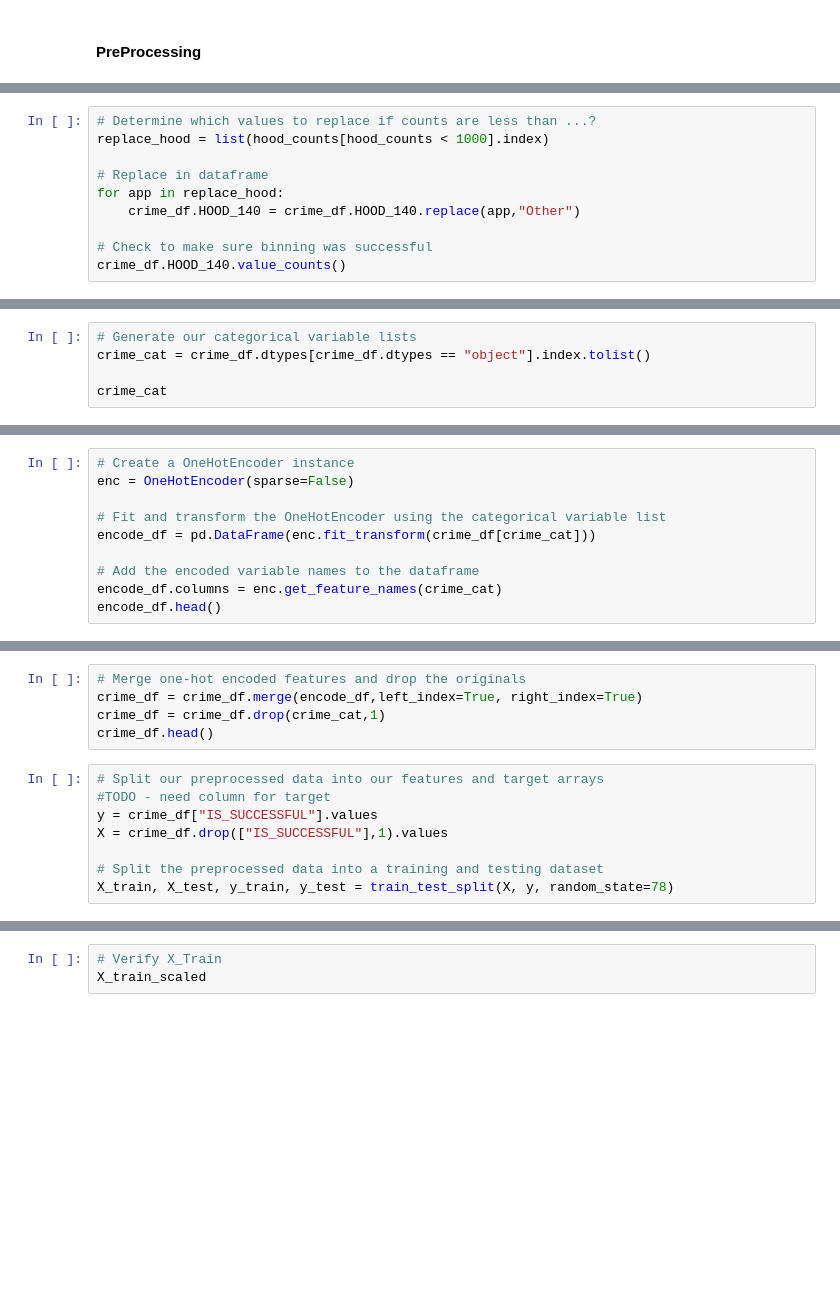
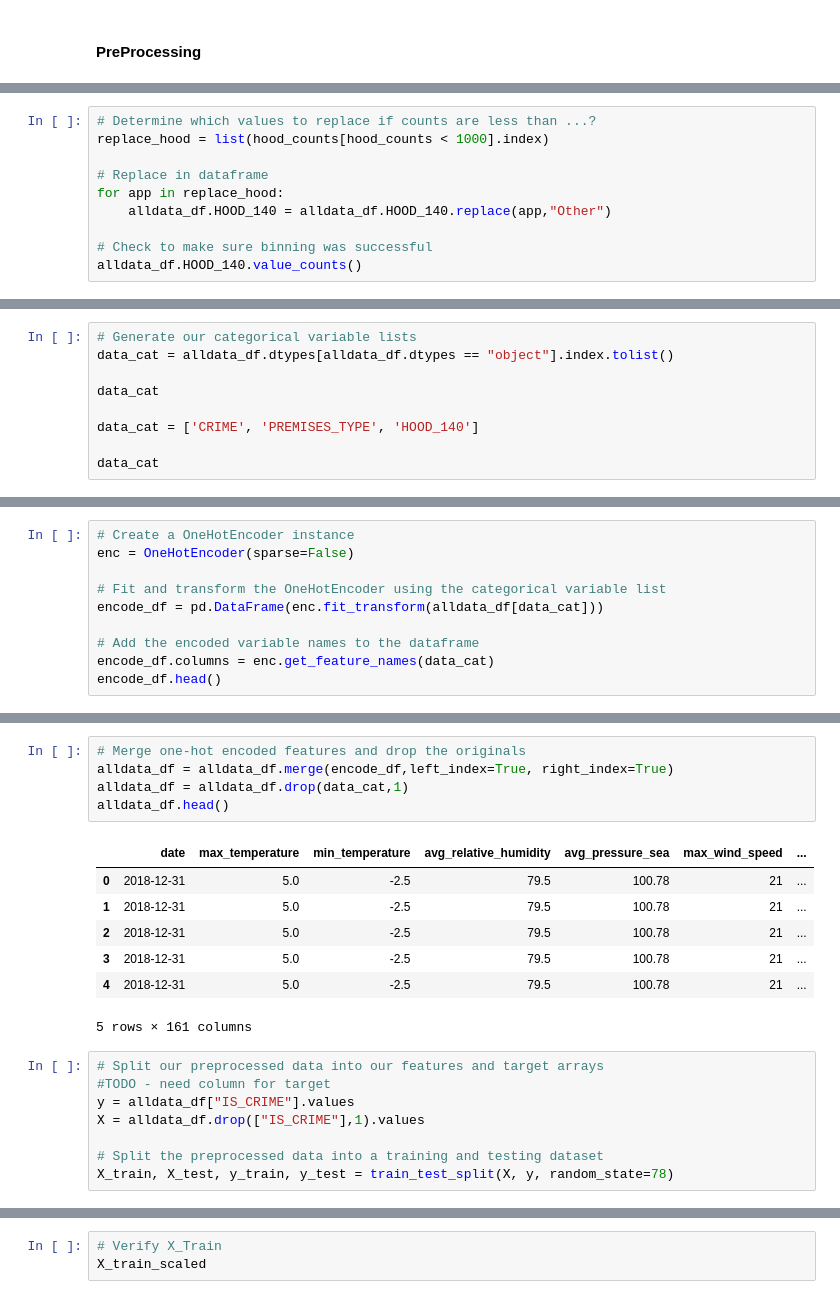
Before and after one commit to MickMarch/Canadian_Homelessness_Analysis, a Jupyter notebook: NN_Model/Basic_NN_Model.ipynb, the cells around one changed output, grey strips where cells are left out. Drawn from its saved outputs; the diff is of its cells as text; blank space fills up the shorter version.

```diff
--- a/NN_Model/Basic_NN_Model.ipynb
+++ b/NN_Model/Basic_NN_Model.ipynb
@@ -98,8 +117,8 @@ replace_hood = list(hood_counts[hood_counts < 1000].index)
 
 # Replace in dataframe
 for app in replace_hood:
-    crime_df.HOOD_140 = crime_df.HOOD_140.replace(app,"Other")
+    alldata_df.HOOD_140 = alldata_df.HOOD_140.replace(app,"Other")
 
 # Check to make sure binning was successful
-crime_df.HOOD_140.value_counts()
+alldata_df.HOOD_140.value_counts()
 # %% [output]
@@ -118,6 +137,10 @@ Name: HOOD_140, Length: 133, dtype: int64
 # %%
 # Generate our categorical variable lists
-crime_cat = crime_df.dtypes[crime_df.dtypes == "object"].index.tolist()
+data_cat = alldata_df.dtypes[alldata_df.dtypes == "object"].index.tolist()
 
-crime_cat
+data_cat
+
+data_cat = ['CRIME', 'PREMISES_TYPE', 'HOOD_140']
+
+data_cat
 # %% [output]
@@ -127,9 +150,9 @@ crime_cat
 enc = OneHotEncoder(sparse=False)
 
 # Fit and transform the OneHotEncoder using the categorical variable list
-encode_df = pd.DataFrame(enc.fit_transform(crime_df[crime_cat]))
+encode_df = pd.DataFrame(enc.fit_transform(alldata_df[data_cat]))
 
 # Add the encoded variable names to the dataframe
-encode_df.columns = enc.get_feature_names(crime_cat)
+encode_df.columns = enc.get_feature_names(data_cat)
 encode_df.head()
 # %% [output]
@@ -137,13 +166,21 @@ MemoryError: Unable to allocate 122. GiB for an array with shape (480903, 33923)
 # %%
 # Merge one-hot encoded features and drop the originals
-crime_df = crime_df.merge(encode_df,left_index=True, right_index=True)
-crime_df = crime_df.drop(crime_cat,1)
-crime_df.head()
+alldata_df = alldata_df.merge(encode_df,left_index=True, right_index=True)
+alldata_df = alldata_df.drop(data_cat,1)
+alldata_df.head()
+# %% [output]
+|  | date | max_temperature | min_temperature | avg_relative_humidity | avg_pressure_sea | max_wind_speed | ... |
+| 0 | 2018-12-31 | 5.0 | -2.5 | 79.5 | 100.78 | 21 | ... |
+| 1 | 2018-12-31 | 5.0 | -2.5 | 79.5 | 100.78 | 21 | ... |
+| 2 | 2018-12-31 | 5.0 | -2.5 | 79.5 | 100.78 | 21 | ... |
+| 3 | 2018-12-31 | 5.0 | -2.5 | 79.5 | 100.78 | 21 | ... |
+| 4 | 2018-12-31 | 5.0 | -2.5 | 79.5 | 100.78 | 21 | ... |
+5 rows × 161 columns
 # %%
 # Split our preprocessed data into our features and target arrays
 #TODO - need column for target
-y = crime_df["IS_SUCCESSFUL"].values
-X = crime_df.drop(["IS_SUCCESSFUL"],1).values
+y = alldata_df["IS_CRIME"].values
+X = alldata_df.drop(["IS_CRIME"],1).values
 
 # Split the preprocessed data into a training and testing dataset
 X_train, X_test, y_train, y_test = train_test_split(X, y, random_state=78)
```
Also changed, not shown: parts of 10 cells of this notebook, 2 other files.
